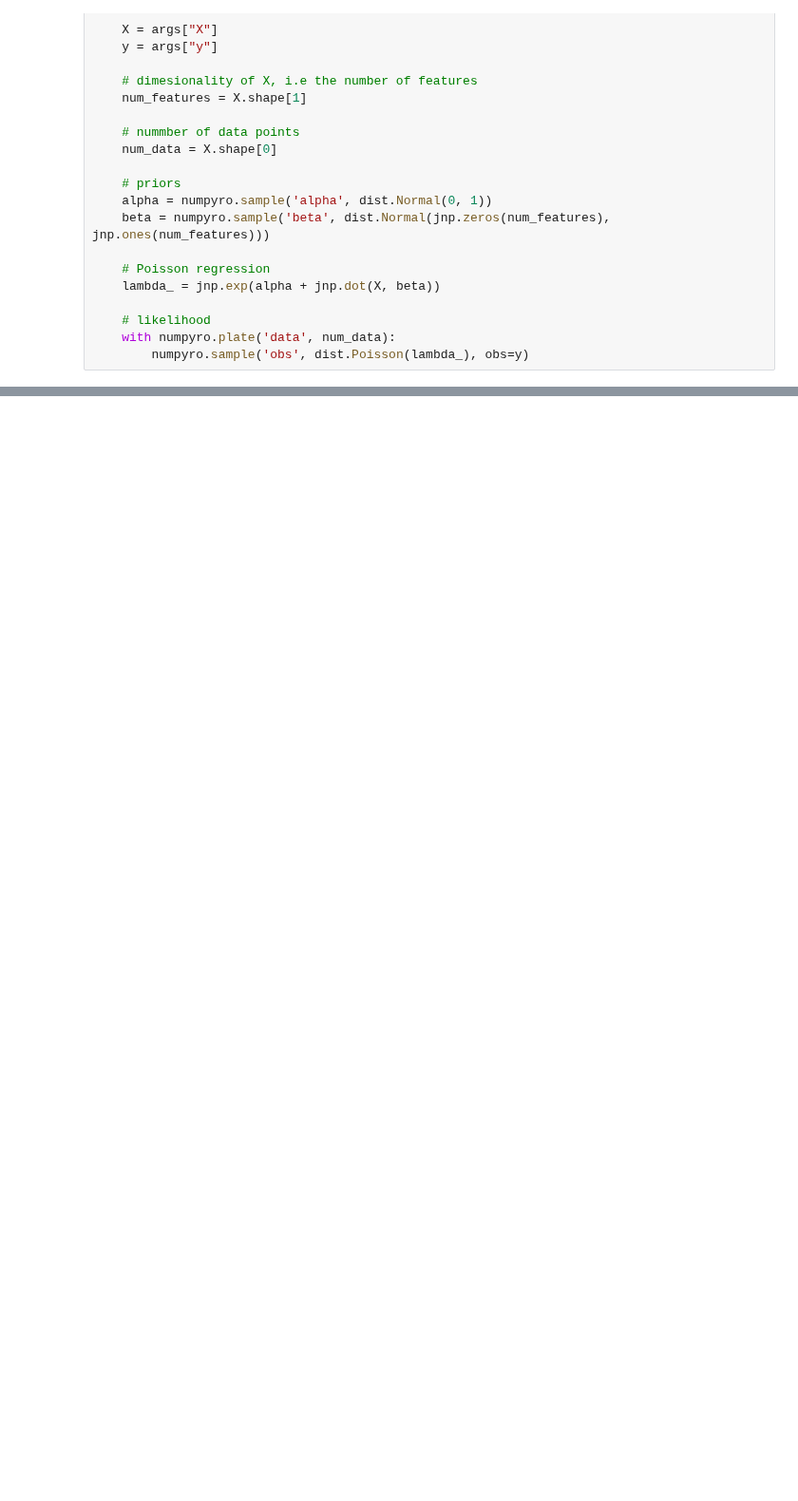
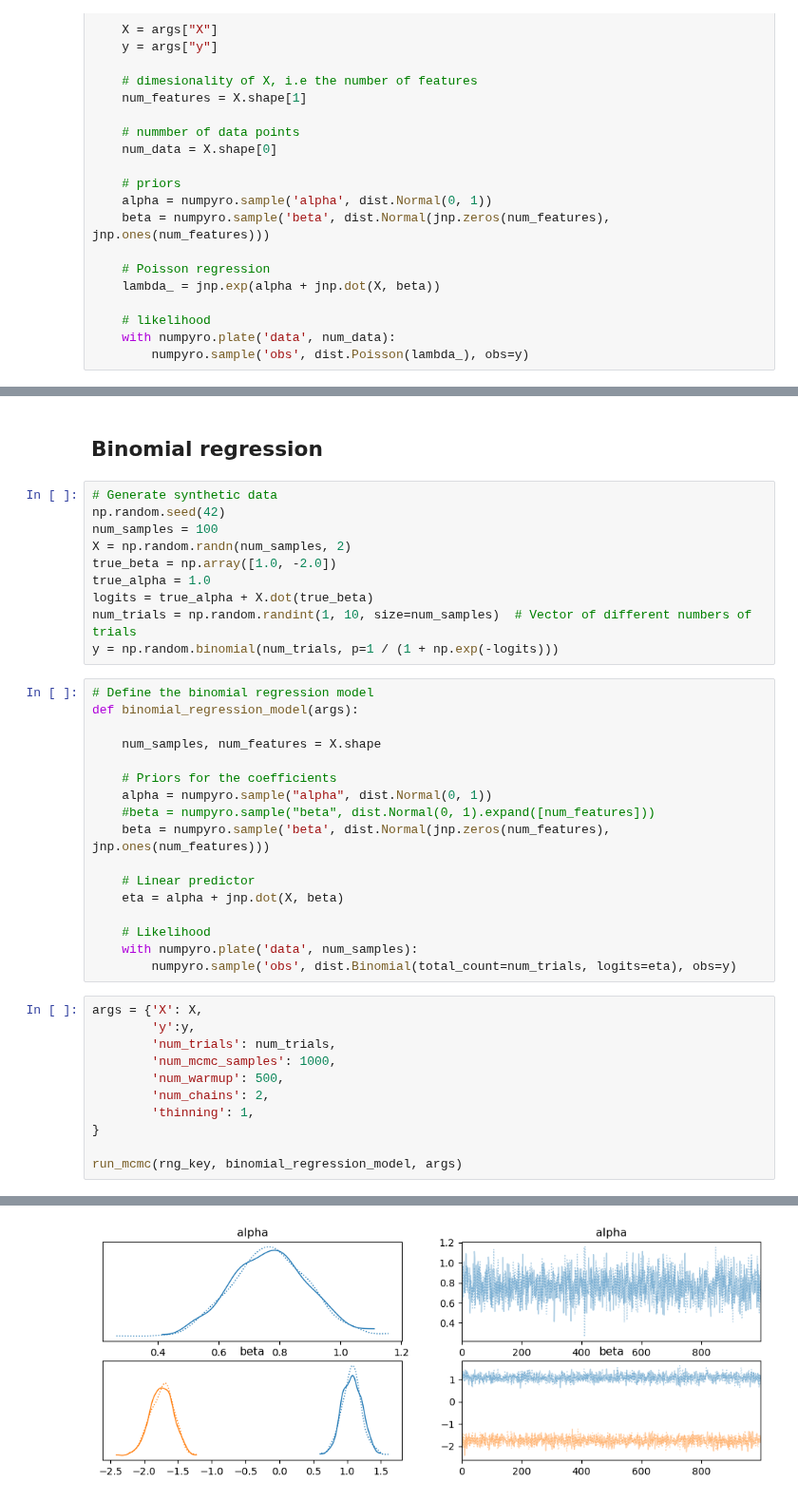
Before and after one commit to elizavetasemenova/prob-epi, a Jupyter notebook: 10_logistic_regression.ipynb, the cells around one changed output, grey strips where cells are left out. Shown at 95% size. Drawn from its saved outputs; the diff is of its cells as text; blank space fills up the shorter version.

Commit message:
binomial regression

```diff
--- a/10_logistic_regression.ipynb
+++ b/10_logistic_regression.ipynb
@@ -278 +279,42 @@ Number of divergences: 0
 [figure]
+# %% [markdown]
+## Binomial regression
+# %%
+# Generate synthetic data
+np.random.seed(42)
+num_samples = 100
+X = np.random.randn(num_samples, 2)
+true_beta = np.array([1.0, -2.0])
+true_alpha = 1.0
+logits = true_alpha + X.dot(true_beta)
+num_trials = np.random.randint(1, 10, size=num_samples)  # Vector of different numbers of trials
+y = np.random.binomial(num_trials, p=1 / (1 + np.exp(-logits)))
+# %%
+# Define the binomial regression model
+def binomial_regression_model(args):
+
+    num_samples, num_features = X.shape
+
+    # Priors for the coefficients
+    alpha = numpyro.sample("alpha", dist.Normal(0, 1))
+    #beta = numpyro.sample("beta", dist.Normal(0, 1).expand([num_features]))
+    beta = numpyro.sample('beta', dist.Normal(jnp.zeros(num_features), jnp.ones(num_features)))
+
+    # Linear predictor
+    eta = alpha + jnp.dot(X, beta)
+
+    # Likelihood
+    with numpyro.plate('data', num_samples):
+        numpyro.sample('obs', dist.Binomial(total_count=num_trials, logits=eta), obs=y)
+# %%
+args = {'X': X,
+        'y':y,
+        'num_trials': num_trials,
+        'num_mcmc_samples': 1000,
+        'num_warmup': 500,
+        'num_chains': 2,
+        'thinning': 1,
+}
+
+run_mcmc(rng_key, binomial_regression_model, args)
+# %% [output]
@@ -278,0 +347 @@ Number of divergences: 0
+[figure, added]
```
Also changed, not shown: parts of 5 cells of this notebook.
